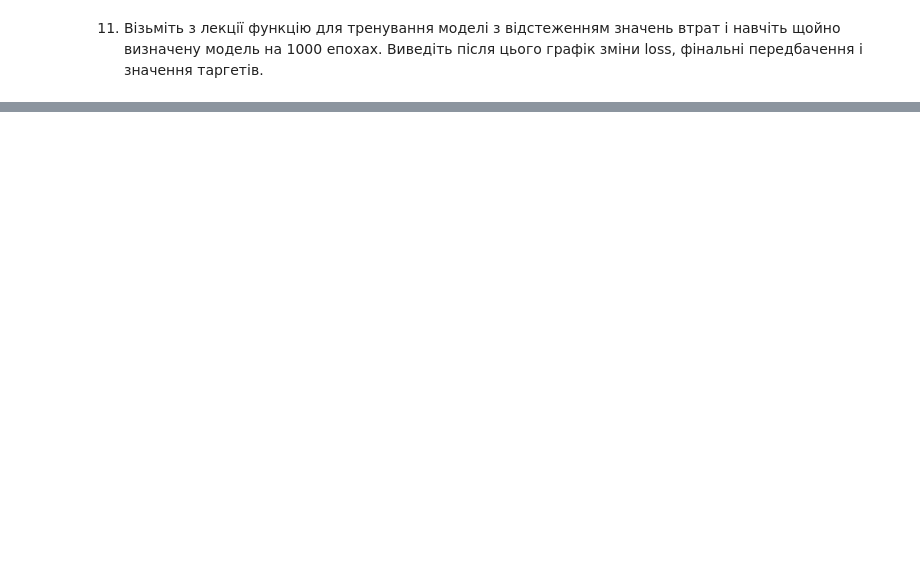
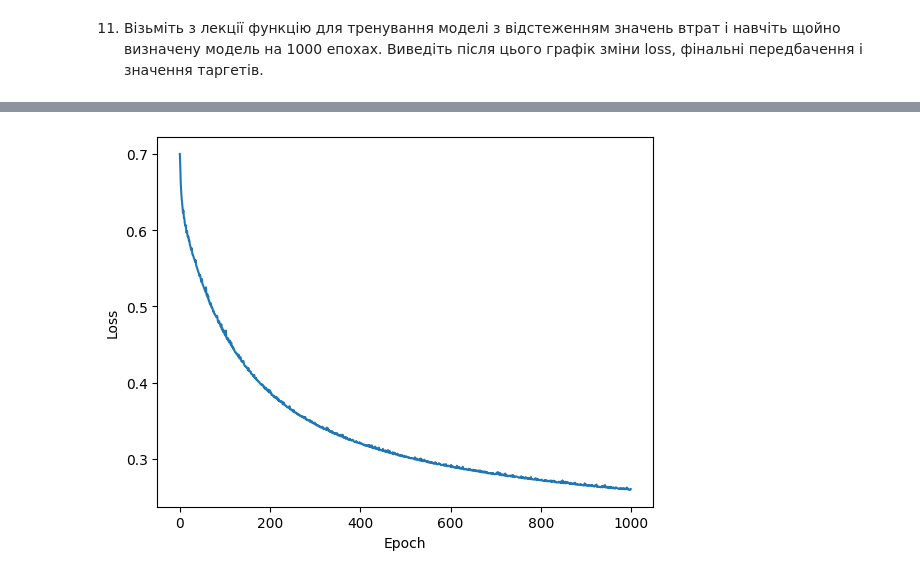
Before and after one commit to sekhahelina/ML_tasks, a Jupyter notebook: Module4/Вступ_до_нейронних_мереж.ipynb, the cells around one changed output, grey strips where cells are left out. Drawn from its saved outputs; the diff is of its cells as text; code cells hidden in the pictures; blank space fills up the shorter version.

```diff
--- a/Module4/Вступ_до_нейронних_мереж.ipynb
+++ b/Module4/Вступ_до_нейронних_мереж.ipynb
@@ -202,0 +378,3 @@ targets = np.array([[0],
+# %%
+opt = torch.optim.SGD(model.parameters(), 1e-5)
+loss_fn = F.binary_cross_entropy
@@ -203,2 +389,38 @@ targets = np.array([[0],
 # %% [markdown]
 11. Візьміть з лекції функцію для тренування моделі з відстеженням значень втрат і навчіть щойно визначену модель на 1000 епохах. Виведіть після цього графік зміни loss, фінальні передбачення і значення таргетів.
+# %%
+def fit_return_loss(num_epochs, model, loss_fn, opt, train_dl):
+    losses = []
+    for epoch in range(num_epochs):
+        # Ініціалізуємо акумулятор для втрат
+        total_loss = 0
+
+        for xb, yb in train_dl:
+            # Генеруємо передбачення
+            pred = model(xb)
+
+            # Обчислюємо втрати
+            loss = loss_fn(pred, yb)
+
+            # Виконуємо градієнтний спуск
+            loss.backward()
+            opt.step()
+            opt.zero_grad()
+
+            # Накопичуємо втрати
+            total_loss += loss.item()
+
+        # Обчислюємо середні втрати для епохи
+        avg_loss = total_loss / len(train_dl)
+        losses.append(avg_loss)
+
+        # Виводимо підсумок епохи
+        if (epoch + 1) % 10 == 0:
+          print(f'Epoch [{epoch+1}/{num_epochs}], Loss: {avg_loss:.4f}')
+    return losses
+# %%
+with torch.no_grad():
+    model.linear1.weight /= 1000
+    model.linear1.bias /= 1000
+# %%
+loss = fit_return_loss(1000, model, loss_fn, opt, train_dl)
@@ -204,0 +445,8 @@ targets = np.array([[0],
+# %%
+import matplotlib.pyplot as plt
+plt.plot(loss)
+plt.xlabel('Epoch')
+plt.ylabel('Loss')
+plt.show()
+# %% [output]
+[figure, added]
```
Also changed, not shown: parts of 31 cells of this notebook.
